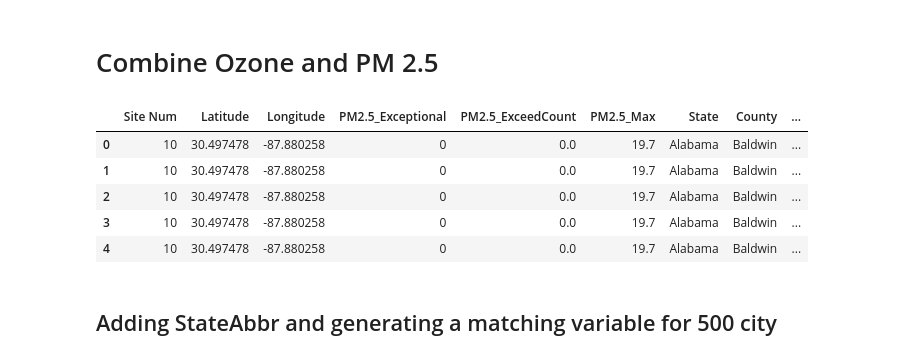
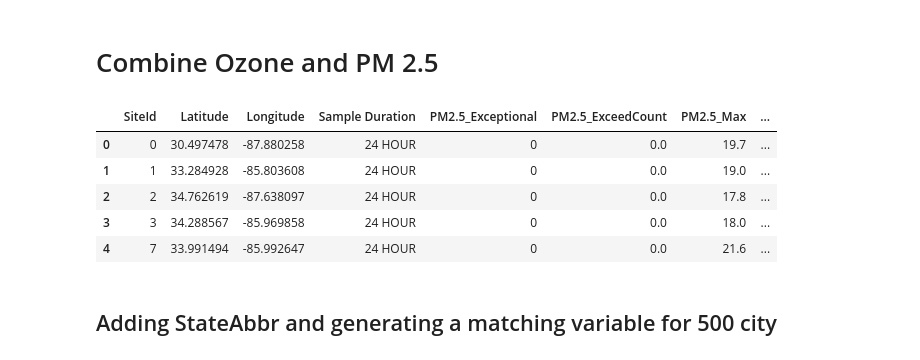
Before and after one commit to CWCroghan/project-one, a Jupyter notebook: dataProcessing/ProcessAirQuality.ipynb, the cells around one changed output. Saved outputs shown, nothing was run; the diff lists cells and outputs as text; code cells hidden in the pictures.

```diff
--- a/dataProcessing/ProcessAirQuality.ipynb
+++ b/dataProcessing/ProcessAirQuality.ipynb
@@ -79,7 +109,7 @@ dfbase.groupby('Parameter Name')['1st Max Value'].describe()
 | Particle Number, 20-30 nm | 1.0 | 85710.000000 | NaN | 85710.00000 | 85710.000000 | 85710.000000 | 85710.000000 | 85710.00000 |
 | Particle Number, 30-50 nm | 1.0 | 153775.000000 | NaN | 153775.00000 | 153775.000000 | 153775.000000 | 153775.000000 | 153775.00000 |
 # %%
-newdf = dfbase.drop(['State Code', 'County Code','POC', 'Datum','Method Name',
+newdf = dfbase.drop(['Site Num','State Code', 'County Code','POC', 'Datum','Method Name',
                  'Year', 'Event Type', 'Observation Count','Observation Percent',
                  'Completeness Indicator', 'Valid Day Count','Required Day Count',
                 'Null Data Count','Secondary Exceedance Count',
@@ -170,5 +200,5 @@ ozone.head()
 # %%
-ozone = ozone.drop(['Parameter Code', 'Latitude', 'Longitude', 'Parameter Name',
+ozone = ozone.drop(['index','Parameter Code', 'Latitude', 'Longitude', 'Parameter Name',
                     'Sample Duration', 'Pollutant Standard', 'Metric Used',
                     'Units of Measure','Local Site Name','Address', 'State Name',
                     'County Name', 'City Name'], axis=1)
@@ -189,0 +220,4 @@ pm.describe()
+# %%
+pm = pm.groupby(pm.SiteId).last()
+pm = pm.reset_index()
+pm.head()
@@ -217,19 +258,19 @@ memory usage: 234.1+ KB
 # %%
-pm = pm.drop(['Parameter Name','Sample Duration', 'Pollutant Standard',
-               'Local Site Name','Address','Parameter Code','Units of Measure',
-               'Metric Used'], axis=1)
+pm = pm.drop(['Parameter Name', 'Pollutant Standard', 'Local Site Name',
+              'Address','Parameter Code','Units of Measure',
+              'Metric Used'], axis=1)
 # %% [markdown]
 # Combine Ozone and PM 2.5
 # %%
-df = pm.merge(ozone, how='left', on='Site Num')
+df = pm.merge(ozone, how='left', on='SiteId')
 df.head()
 # %% [output]
-|  | Site Num | Latitude | Longitude | PM2.5_Exceptional | PM2.5_ExceedCount | PM2.5_Max | State | County | ... |
-| 0 | 10 | 30.497478 | -87.880258 | 0 | 0.0 | 19.7 | Alabama | Baldwin | ... |
-| 1 | 10 | 30.497478 | -87.880258 | 0 | 0.0 | 19.7 | Alabama | Baldwin | ... |
-| 2 | 10 | 30.497478 | -87.880258 | 0 | 0.0 | 19.7 | Alabama | Baldwin | ... |
-| 3 | 10 | 30.497478 | -87.880258 | 0 | 0.0 | 19.7 | Alabama | Baldwin | ... |
-| 4 | 10 | 30.497478 | -87.880258 | 0 | 0.0 | 19.7 | Alabama | Baldwin | ... |
+|  | SiteId | Latitude | Longitude | Sample Duration | PM2.5_Exceptional | PM2.5_ExceedCount | PM2.5_Max | ... |
+| 0 | 0 | 30.497478 | -87.880258 | 24 HOUR | 0 | 0.0 | 19.7 | ... |
+| 1 | 1 | 33.284928 | -85.803608 | 24 HOUR | 0 | 0.0 | 19.0 | ... |
+| 2 | 2 | 34.762619 | -87.638097 | 24 HOUR | 0 | 0.0 | 17.8 | ... |
+| 3 | 3 | 34.288567 | -85.969858 | 24 HOUR | 0 | 0.0 | 18.0 | ... |
+| 4 | 7 | 33.991494 | -85.992647 | 24 HOUR | 0 | 0.0 | 21.6 | ... |
 # %% [markdown]
 ## Adding StateAbbr and generating a matching variable for 500 city
 # %%
```
Also changed, not shown: parts of 18 cells of this notebook, 7 other files.
